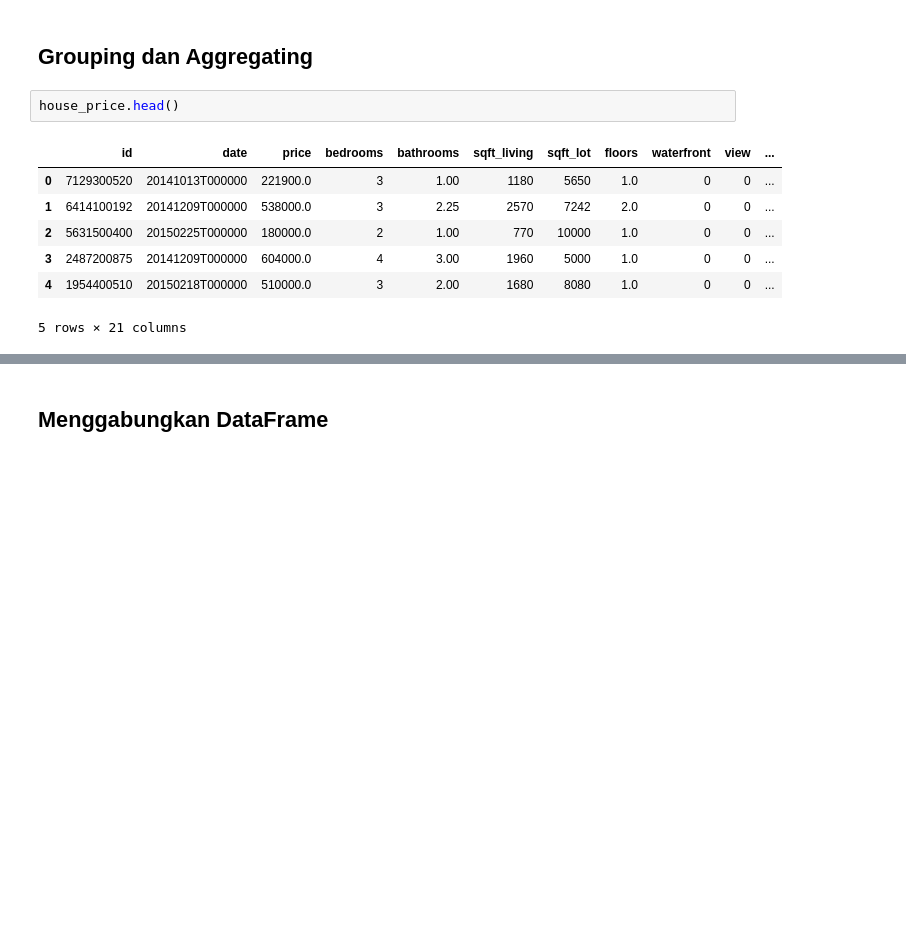
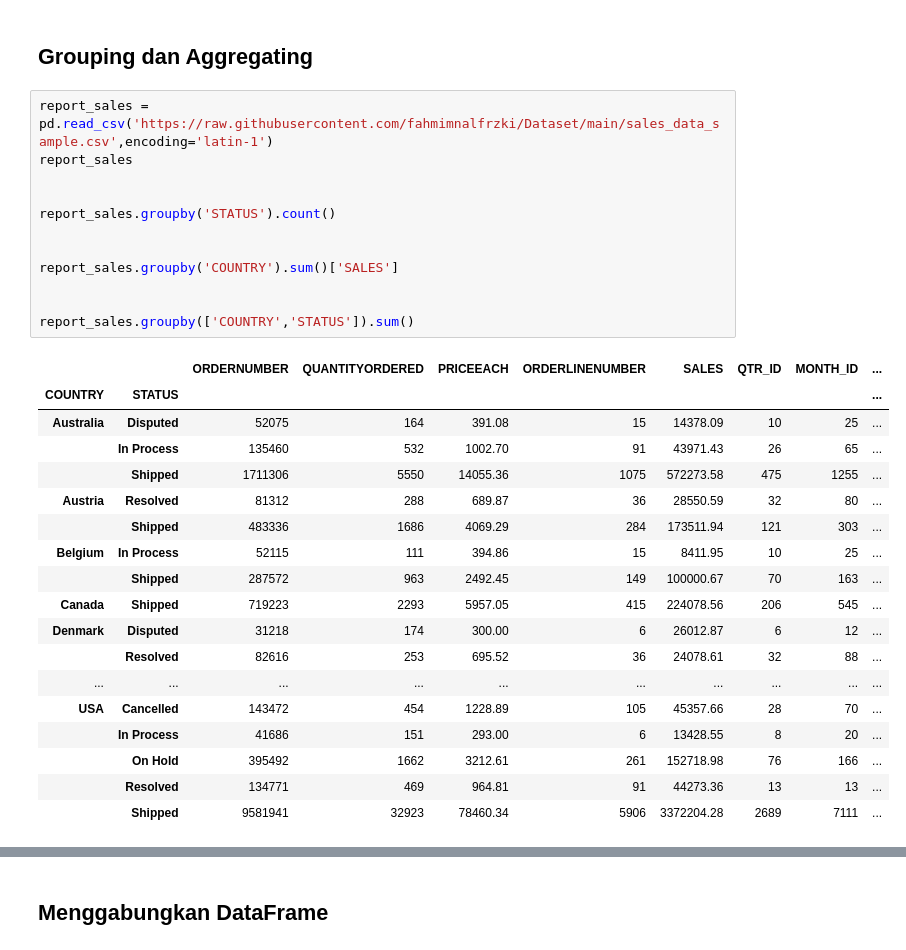
Before and after one commit to r-ap/TrainingMachineLearning, a Jupyter notebook: BFI_PYIM_5.ipynb, the cells around one changed output, grey strips where cells are left out. Cells and saved outputs as stored; diff of their text form; blank space fills up the shorter version.

```diff
--- a/BFI_PYIM_5.ipynb
+++ b/BFI_PYIM_5.ipynb
@@ -418,12 +618,33 @@ house_price.head()
 # %% [markdown]
 ## Grouping dan Aggregating
-# %%
-house_price.head()
-# %% [output]
-|  | id | date | price | bedrooms | bathrooms | sqft_living | sqft_lot | floors | waterfront | view | ... |
-| 0 | 7129300520 | 20141013T000000 | 221900.0 | 3 | 1.00 | 1180 | 5650 | 1.0 | 0 | 0 | ... |
-| 1 | 6414100192 | 20141209T000000 | 538000.0 | 3 | 2.25 | 2570 | 7242 | 2.0 | 0 | 0 | ... |
-| 2 | 5631500400 | 20150225T000000 | 180000.0 | 2 | 1.00 | 770 | 10000 | 1.0 | 0 | 0 | ... |
-| 3 | 2487200875 | 20141209T000000 | 604000.0 | 4 | 3.00 | 1960 | 5000 | 1.0 | 0 | 0 | ... |
-| 4 | 1954400510 | 20150218T000000 | 510000.0 | 3 | 2.00 | 1680 | 8080 | 1.0 | 0 | 0 | ... |
-5 rows × 21 columns
+# %%
+report_sales = pd.read_csv('https://raw.githubusercontent.com/fahmimnalfrzki/Dataset/main/sales_data_sample.csv',encoding='latin-1')
+report_sales
+
+
+report_sales.groupby('STATUS').count()
+
+
+report_sales.groupby('COUNTRY').sum()['SALES']
+
+
+report_sales.groupby(['COUNTRY','STATUS']).sum()
+# %% [output]
+|  |  | ORDERNUMBER | QUANTITYORDERED | PRICEEACH | ORDERLINENUMBER | SALES | QTR_ID | MONTH_ID | ... |
+| COUNTRY | STATUS |  |  |  |  |  |  |  | ... |
+| Australia | Disputed | 52075 | 164 | 391.08 | 15 | 14378.09 | 10 | 25 | ... |
+|  | In Process | 135460 | 532 | 1002.70 | 91 | 43971.43 | 26 | 65 | ... |
+|  | Shipped | 1711306 | 5550 | 14055.36 | 1075 | 572273.58 | 475 | 1255 | ... |
+| Austria | Resolved | 81312 | 288 | 689.87 | 36 | 28550.59 | 32 | 80 | ... |
+|  | Shipped | 483336 | 1686 | 4069.29 | 284 | 173511.94 | 121 | 303 | ... |
+| Belgium | In Process | 52115 | 111 | 394.86 | 15 | 8411.95 | 10 | 25 | ... |
+|  | Shipped | 287572 | 963 | 2492.45 | 149 | 100000.67 | 70 | 163 | ... |
+| Canada | Shipped | 719223 | 2293 | 5957.05 | 415 | 224078.56 | 206 | 545 | ... |
+| Denmark | Disputed | 31218 | 174 | 300.00 | 6 | 26012.87 | 6 | 12 | ... |
+|  | Resolved | 82616 | 253 | 695.52 | 36 | 24078.61 | 32 | 88 | ... |
+| ... | ... | ... | ... | ... | ... | ... | ... | ... | ... |
+| USA | Cancelled | 143472 | 454 | 1228.89 | 105 | 45357.66 | 28 | 70 | ... |
+|  | In Process | 41686 | 151 | 293.00 | 6 | 13428.55 | 8 | 20 | ... |
+|  | On Hold | 395492 | 1662 | 3212.61 | 261 | 152718.98 | 76 | 166 | ... |
+|  | Resolved | 134771 | 469 | 964.81 | 91 | 44273.36 | 13 | 13 | ... |
+|  | Shipped | 9581941 | 32923 | 78460.34 | 5906 | 3372204.28 | 2689 | 7111 | ... |
```
Also changed, not shown: parts of 26 cells of this notebook, 4 other files.
